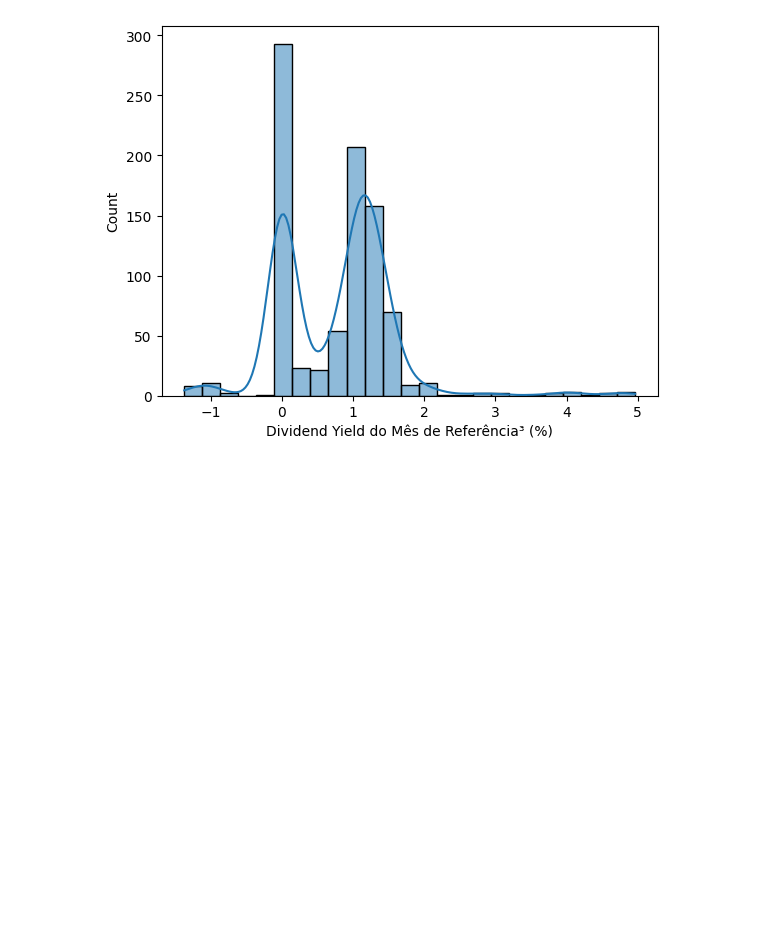
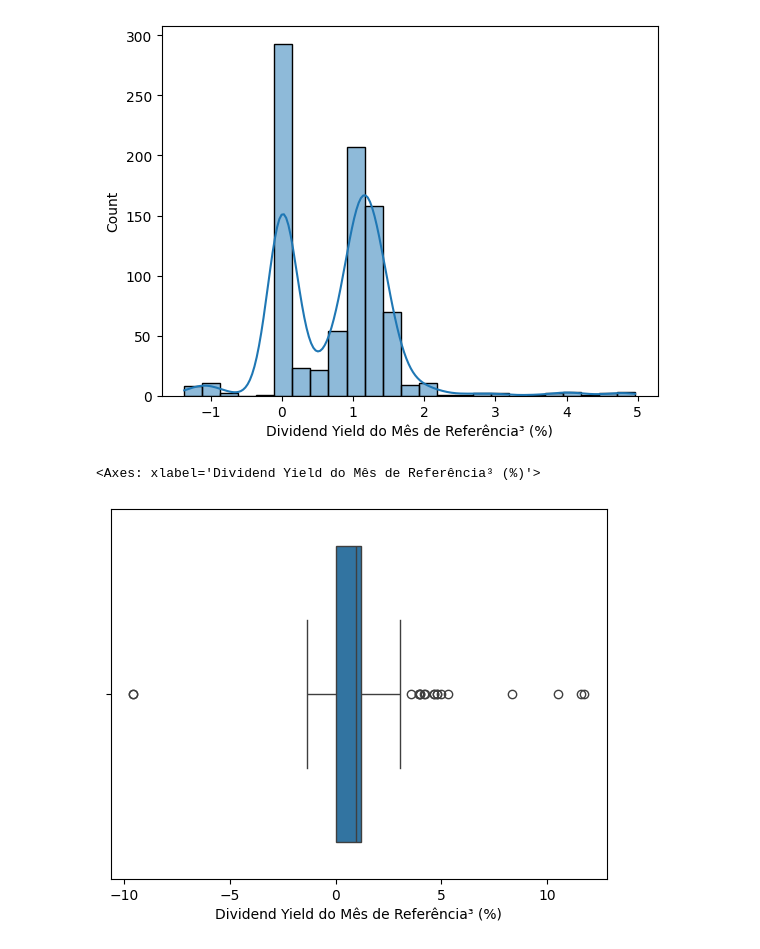
Before and after one commit to ErikMaia/tcc, a Jupyter notebook: src/selection_of_atribute.ipynb, the cells around one changed output. Drawn from its saved outputs; the diff is of its cells as text; code cells hidden in the pictures; blank space fills up the shorter version.

```diff
--- a/src/selection_of_atribute.ipynb
+++ b/src/selection_of_atribute.ipynb
@@ -130,4 +130,9 @@ sns.histplot(data=df.loc[(df['Dividend Yield do Mês de Referência³ (%)']>= -5
 # %% [output]
 <Axes: xlabel='Dividend Yield do Mês de Referência³ (%)', ylabel='Count'>
 [figure]
+# %%
+sns.boxplot(data=df,x='Dividend Yield do Mês de Referência³ (%)')
+# %% [output]
+<Axes: xlabel='Dividend Yield do Mês de Referência³ (%)'>
+[figure, added]
 # %%
```
Also changed, not shown: parts of 13 cells of this notebook, 1 other file.
